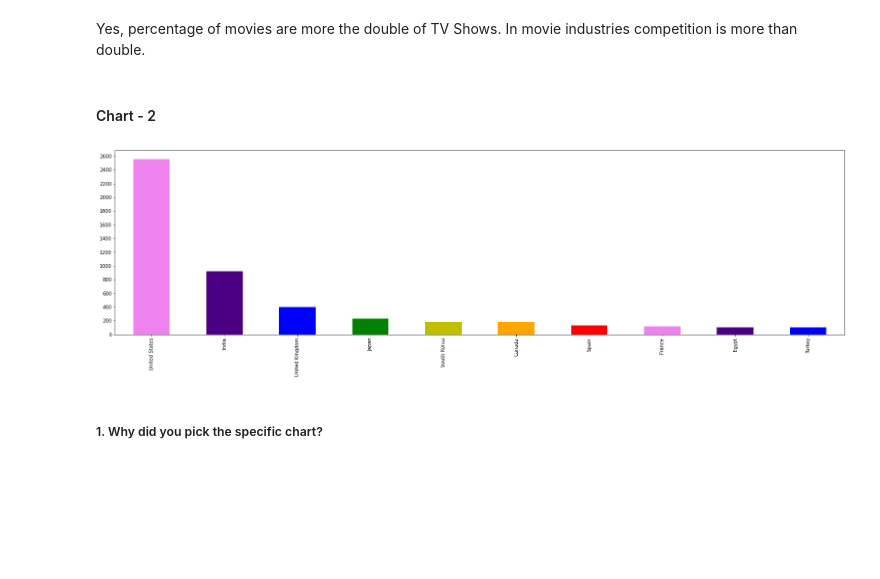
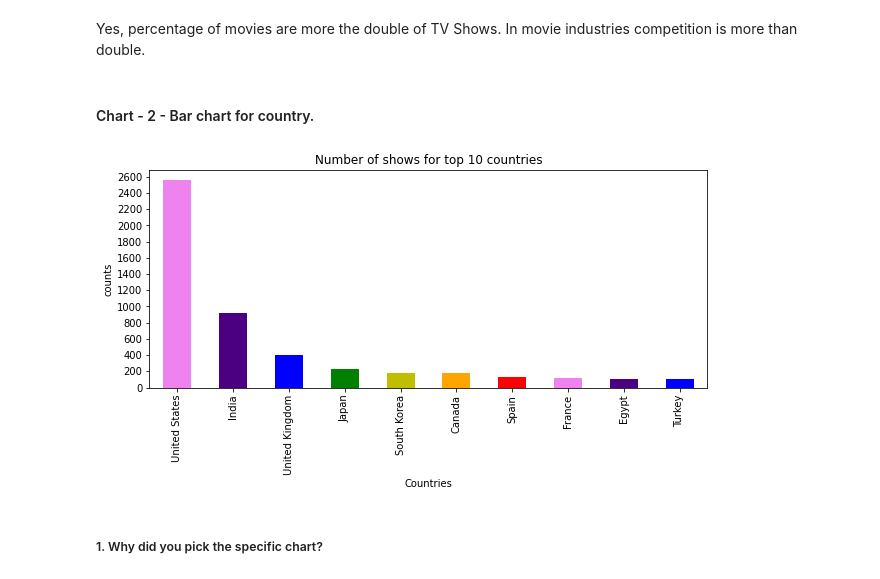
Before and after one commit to mdismailquraishicse/capstone_project_4_netflix_clustering, a Jupyter notebook: netflix_clustering.ipynb, the cells around one changed output. Cells and saved outputs as stored; diff of their text form; code cells hidden in the pictures; blank space fills up the shorter version.

Commit message:
visualizations modified

```diff
--- a/netflix_clustering.ipynb
+++ b/netflix_clustering.ipynb
@@ -454,6 +485,6 @@ dtype: int64
 # %%
 # Chart - 1 visualization code
-plt.rcParams['figure.figsize'] = (27,7)
+plt.rcParams['figure.figsize'] = (10,4)
 netflix_df['type'].value_counts().plot.pie(figsize=(7,7),colors={'cyan','coral'},shadow=True,explode=[0.03,0.03],autopct='%0.01f%%')
 plt.show()
 # %% [output]
@@ -472,14 +503,17 @@ Are there any insights that lead to negative growth? Justify with specific reaso
 # %% [markdown]
 Yes, percentage of movies are more the double of TV Shows. In movie industries competition is more than double.
 # %% [markdown]
-#### Chart - 2
+#### Chart - 2 - Bar chart for country.
 # %%
 # Chart - 2 visualization code
 netflix_df['country'].value_counts().sort_values(ascending=False)[:10].plot.bar(color=['violet','indigo','b','g','y','orange','red'])
 plt.yticks(np.arange(0,2601,200))
+plt.title('Number of shows for top 10 countries')
+plt.xlabel('Countries')
+plt.ylabel('counts')
 plt.show()
 # %% [output]
-[figure, old version]
+[figure, new version]
 # %% [markdown]
 ##### 1. Why did you pick the specific chart?
 # %% [markdown]
```
Also changed, not shown: parts of 63 cells of this notebook.
